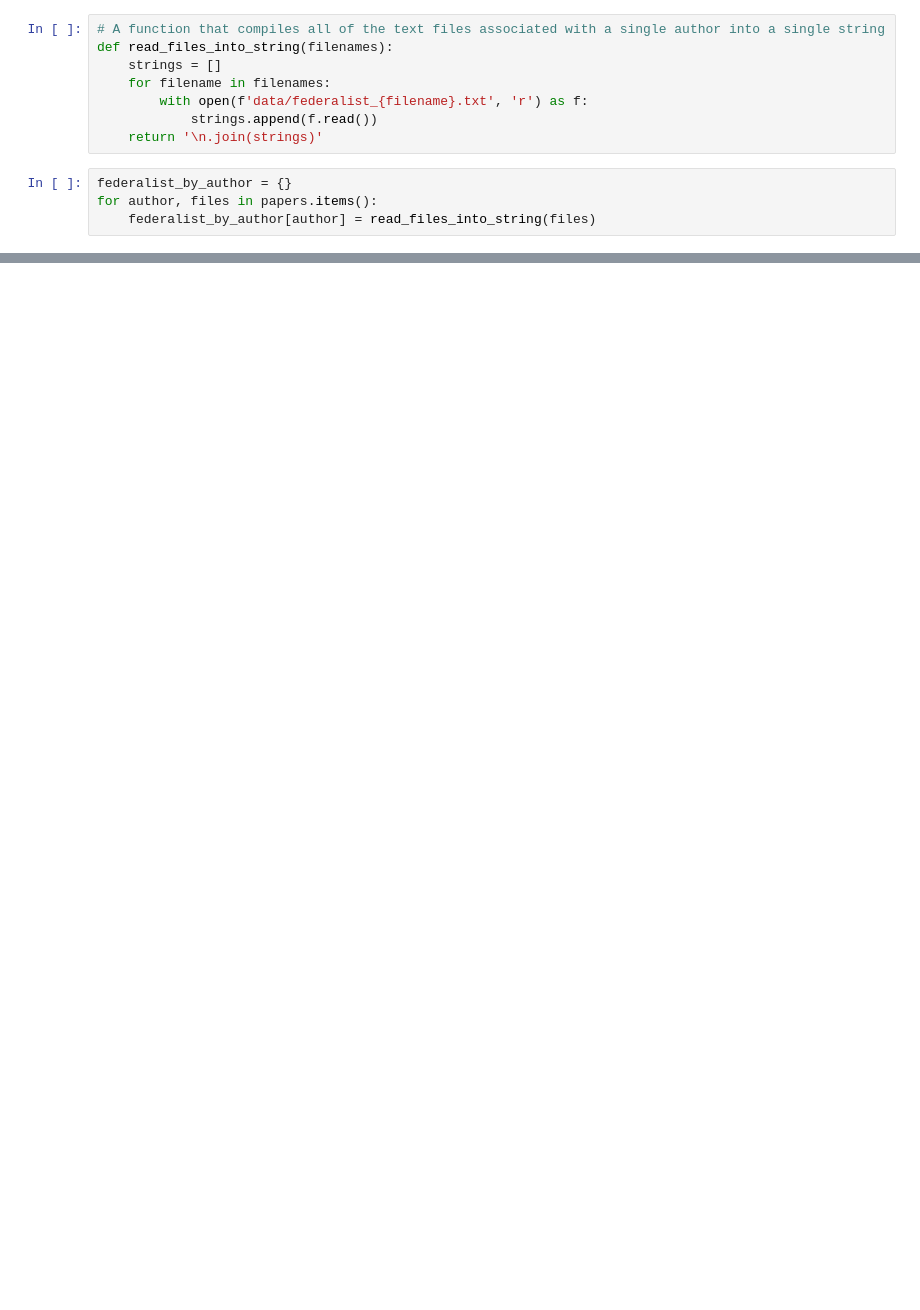
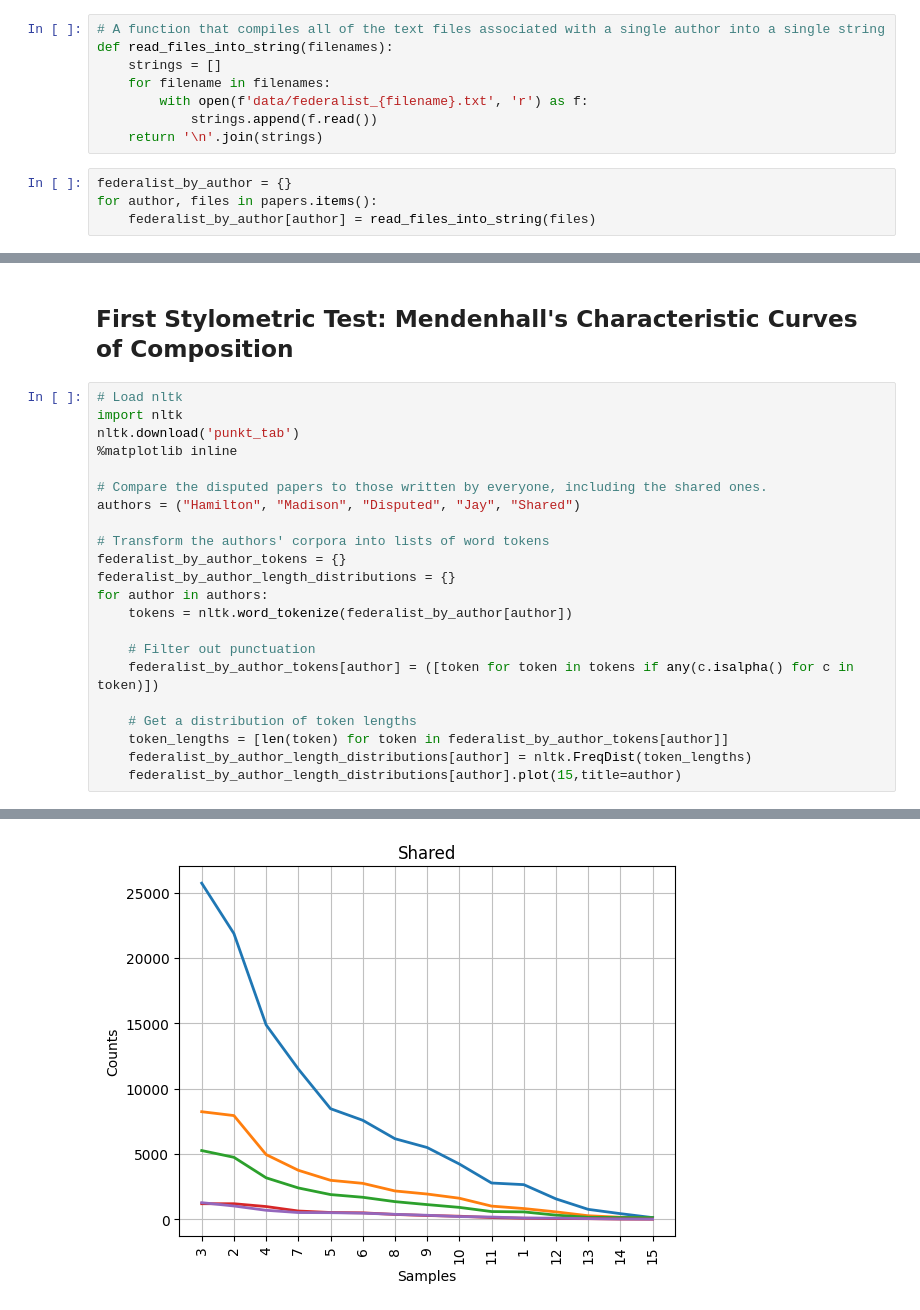
Before and after one commit to JacobBenSchwartz/Programming-Historians-Portfolio, a Jupyter notebook: Introduction-to-Stylometry-with-Python.ipynb, the cells around one changed output, grey strips where cells are left out. Cells and saved outputs as stored; diff of their text form; blank space fills up the shorter version.

Commit message:
Fooling around trying to get Mendenhall's curves to print correctly.

```diff
--- a/Introduction-to-Stylometry-with-Python.ipynb
+++ b/Introduction-to-Stylometry-with-Python.ipynb
@@ -66,7 +66,7 @@ def read_files_into_string(filenames):
     for filename in filenames:
         with open(f'data/federalist_{filename}.txt', 'r') as f:
             strings.append(f.read())
-    return '\n.join(strings)'
+    return '\n'.join(strings)
 # %%
 federalist_by_author = {}
 for author, files in papers.items():
@@ -88,0 +95,25 @@ for author in papers:
+# %% [markdown]
+## First Stylometric Test: Mendenhall's Characteristic Curves of Composition
+# %%
+# Load nltk
+import nltk
+nltk.download('punkt_tab')
+%matplotlib inline
+
+# Compare the disputed papers to those written by everyone, including the shared ones.
+authors = ("Hamilton", "Madison", "Disputed", "Jay", "Shared")
+
+# Transform the authors' corpora into lists of word tokens
+federalist_by_author_tokens = {}
+federalist_by_author_length_distributions = {}
+for author in authors:
+    tokens = nltk.word_tokenize(federalist_by_author[author])
+
+    # Filter out punctuation
+    federalist_by_author_tokens[author] = ([token for token in tokens if any(c.isalpha() for c in token)])
+
+    # Get a distribution of token lengths
+    token_lengths = [len(token) for token in federalist_by_author_tokens[author]]
+    federalist_by_author_length_distributions[author] = nltk.FreqDist(token_lengths)
+    federalist_by_author_length_distributions[author].plot(15,title=author)
+# %% [output]
@@ -88,0 +123 @@ for author in papers:
+[figure, added]
```
Also changed, not shown: parts of 2 cells of this notebook.
